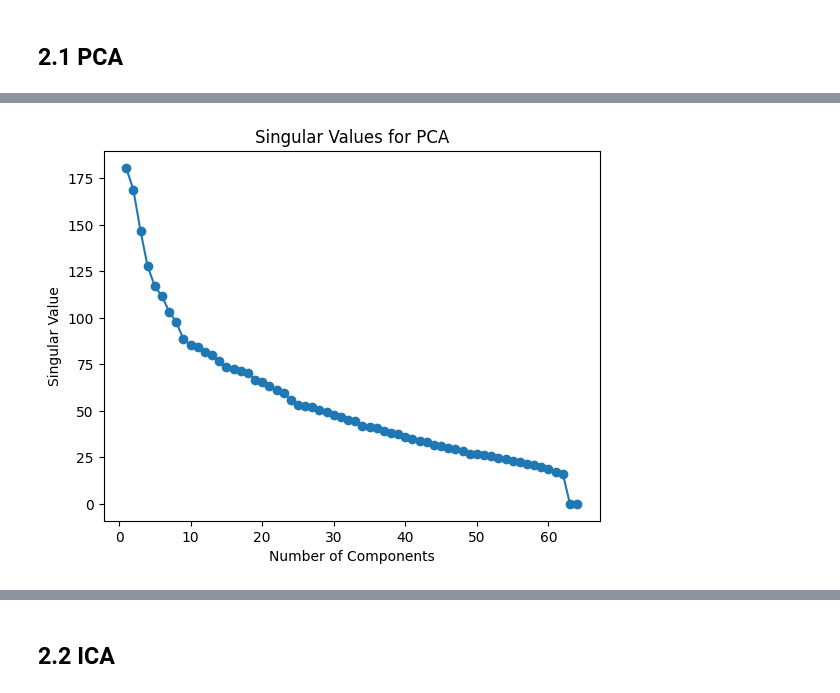
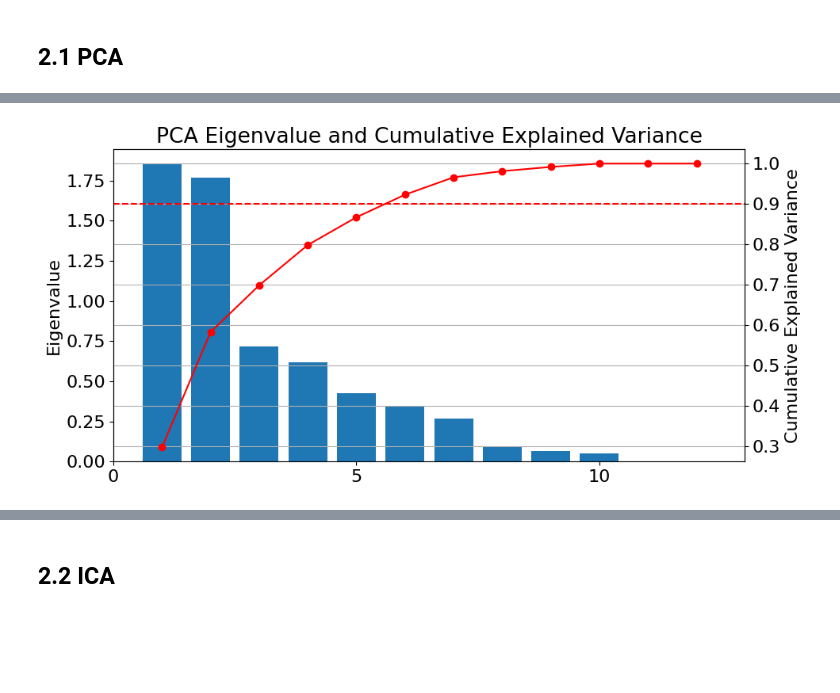
Before and after one commit to RomainFrog/CS7641-A3, a Jupyter notebook: titanic_clustering.ipynb, the cells around one changed output, grey strips where cells are left out. Saved outputs shown, nothing was run; the diff lists cells and outputs as text; code cells hidden in the pictures; blank space fills up the shorter version.

```diff
--- a/titanic_clustering.ipynb
+++ b/titanic_clustering.ipynb
@@ -244,9 +214,8 @@ plt.show()
-# %%
-# analyze pca singular values
-plt.plot(range(1, len(pca.singular_values_)+1), pca.singular_values_, marker='o', linestyle='-')
-plt.xlabel('Number of Components')
-plt.ylabel('Singular Value')
-plt.title('Singular Values for PCA')
-plt.show()
-# %% [output]
-[figure, removed]
+# %%
+from util.utils import plot_pca_eigen_and_variance
+
+pca = PCA(n_components=12, random_state=RANDOM_SEED)
+
+plot_pca_eigen_and_variance(X_scaled, pca, dataset_name="Titanic", ratio_threshold=0.90)
+# %% [output]
+[figure, added]
```
Also changed, not shown: parts of 6 cells of this notebook, 4 other files.
